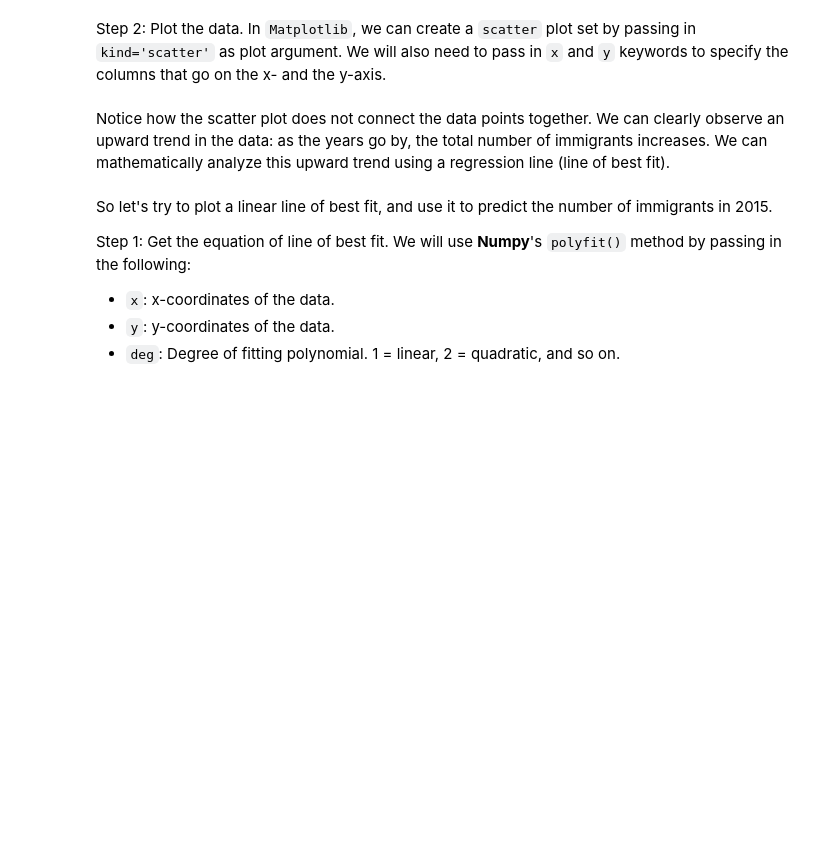
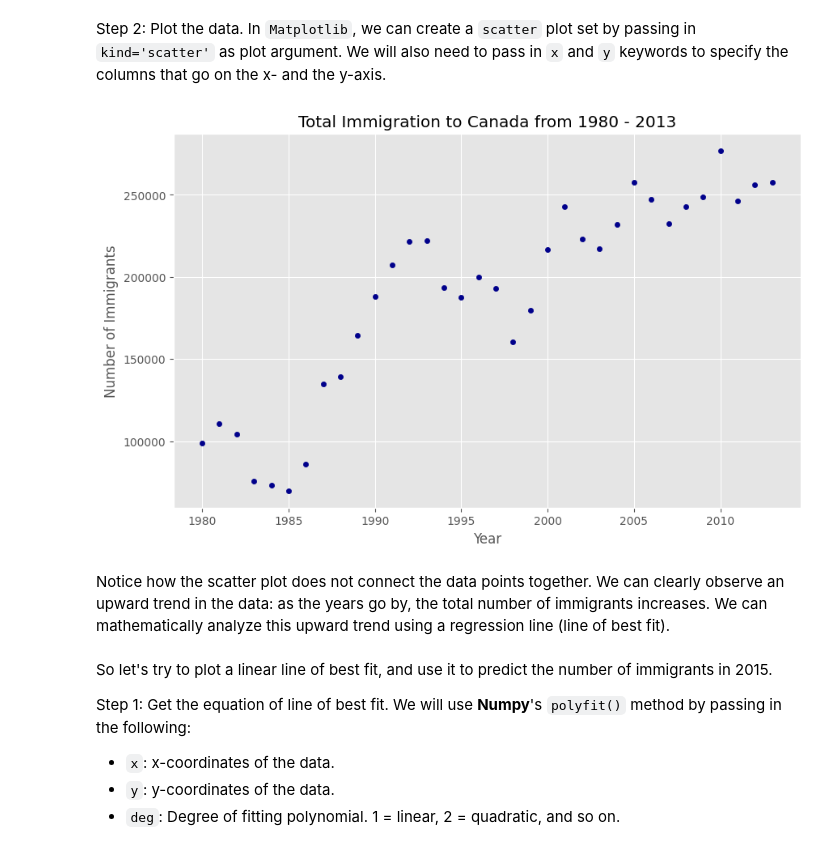
Before and after one commit to Madbubbl3/IBM-Data-Science-Professional-Certificate, a Jupyter notebook: Course 8 Data Visualization/Exercise-Pie-Charts-Box-Plots-Scatter-Plots-and-Bubble-Plots.ipynb, the cells around one changed output. Cells and saved outputs as stored; diff of their text form; code cells hidden in the pictures; blank space fills up the shorter version.

```diff
--- a/Course 8 Data Visualization/Exercise-Pie-Charts-Box-Plots-Scatter-Plots-and-Bubble-Plots.ipynb
+++ b/Course 8 Data Visualization/Exercise-Pie-Charts-Box-Plots-Scatter-Plots-and-Bubble-Plots.ipynb
@@ -707,13 +719,21 @@ df_tot.head()
 # %% [markdown]
 Step 2: Plot the data. In `Matplotlib`, we can create a `scatter` plot set by passing in `kind='scatter'` as plot argument. We will also need to pass in `x` and `y` keywords to specify the columns that go on the x- and the y-axis.
 # %%
-df_tot.plot(kind='scatter', x='year', y='total', figsize=(10, 6), color='darkblue')
+df_tot.plot(
+	kind='scatter',
+	x='year',
+	y='total',
+	figsize=(10, 6),
+	color='darkblue',
+	title='Total Immigration to Canada from 1980 - 2013',
+	xlabel='Year',
+	ylabel='Number of Immigrants'
+	)
 
-plt.title('Total Immigration to Canada from 1980 - 2013')
-plt.xlabel('Year')
-plt.ylabel('Number of Immigrants')
 
 plt.show()
+# %% [output]
+[figure, added]
 # %% [markdown]
 Notice how the scatter plot does not connect the data  points together. We can clearly observe an upward trend in the data: as the years go by, the total number of immigrants increases. We can mathematically analyze this upward trend using a regression line (line of best fit).
 # %% [markdown]
```
Also changed, not shown: parts of 14 cells of this notebook.
